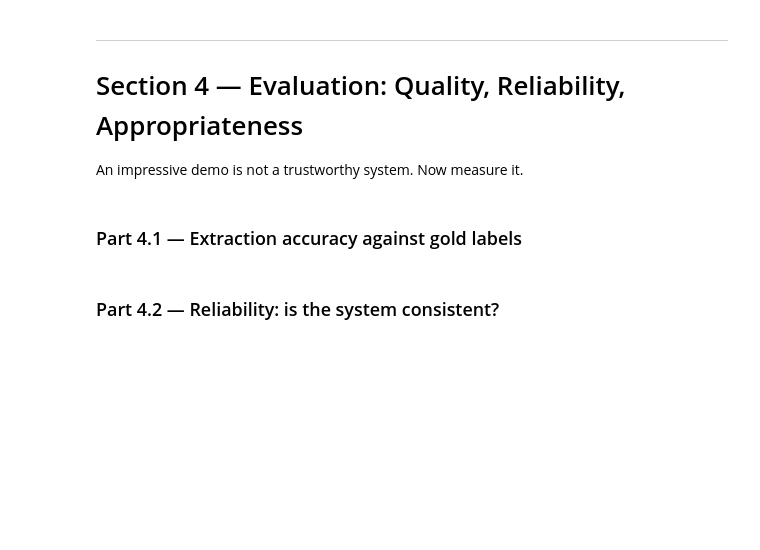
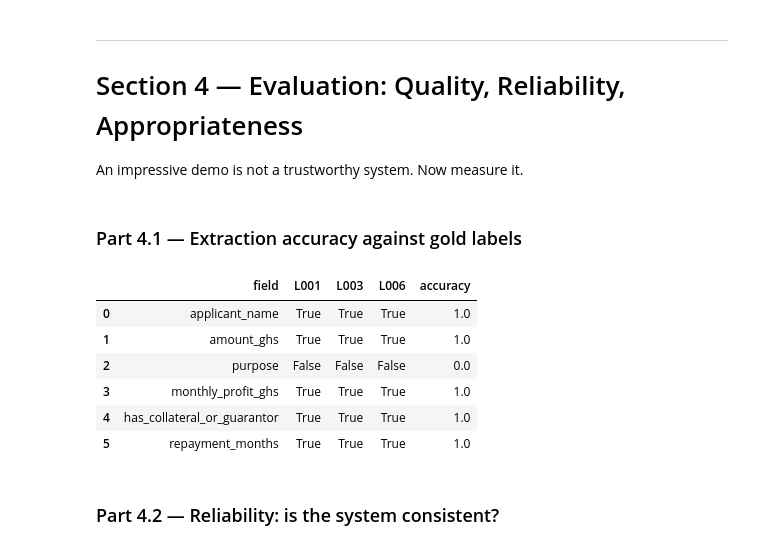
Before and after one commit to Brosflask/lab-4-llm-decision-support, a Jupyter notebook: lab_4.ipynb, the cells around one changed output. Drawn from its saved outputs; the diff is of its cells as text; code cells hidden in the pictures; blank space fills up the shorter version.

```diff
--- a/lab_4.ipynb
+++ b/lab_4.ipynb
@@ -497,9 +498,38 @@ An impressive demo is not a trustworthy system. Now measure it.
 # %%
 # TODO: For the three letters in GOLD, compare your extracted DataFrame to the gold values
 #   field by field. Compute per-field accuracy across the three letters
 #   (name matching can be case-insensitive; numbers must match exactly).
+results = {"field": extracted_data_transposed.columns.to_list(), "L001":[], "L003": [], "L006":[], "accuracy": []}
+for letter in ["L001", "L003", "L006"]:
+      for field in extracted_data_transposed.columns:
+        if isinstance(GOLD[letter][field], str):
+          results[letter].append(GOLD[letter][field].lower().strip() == extracted_data[letter][field].lower().strip())
+        else:
+          results[letter].append(GOLD[letter][field] == extracted_data[letter][field])
 
-# TODO: Display a small table: rows = fields, columns = L001 / L003 / L006 / accuracy.
+# TODO: Display a small table: rows = fields, columns = L001 / L003 / L006 / accuracy
+count = 0
+for field in extracted_data_transposed.columns:
+   col_accuracy = 0
+   for letter in ["L001", "L003", "L006"]:
+       if results[letter][count] == np.True_:
+         col_accuracy += 1
+       else:
+          continue
+   accuracy = col_accuracy/3
+   count += 1
+   results["accuracy"].append(accuracy)
+
+results = pd.DataFrame(results)
+results
+# %% [output]
+|  | field | L001 | L003 | L006 | accuracy |
+| 0 | applicant_name | True | True | True | 1.0 |
+| 1 | amount_ghs | True | True | True | 1.0 |
+| 2 | purpose | False | False | False | 0.0 |
+| 3 | monthly_profit_ghs | True | True | True | 1.0 |
+| 4 | has_collateral_or_guarantor | True | True | True | 1.0 |
+| 5 | repayment_months | True | True | True | 1.0 |
 # %% [markdown]
 ### Part 4.2 — Reliability: is the system consistent?
 # %%
```
Also changed, not shown: parts of 6 cells of this notebook.
